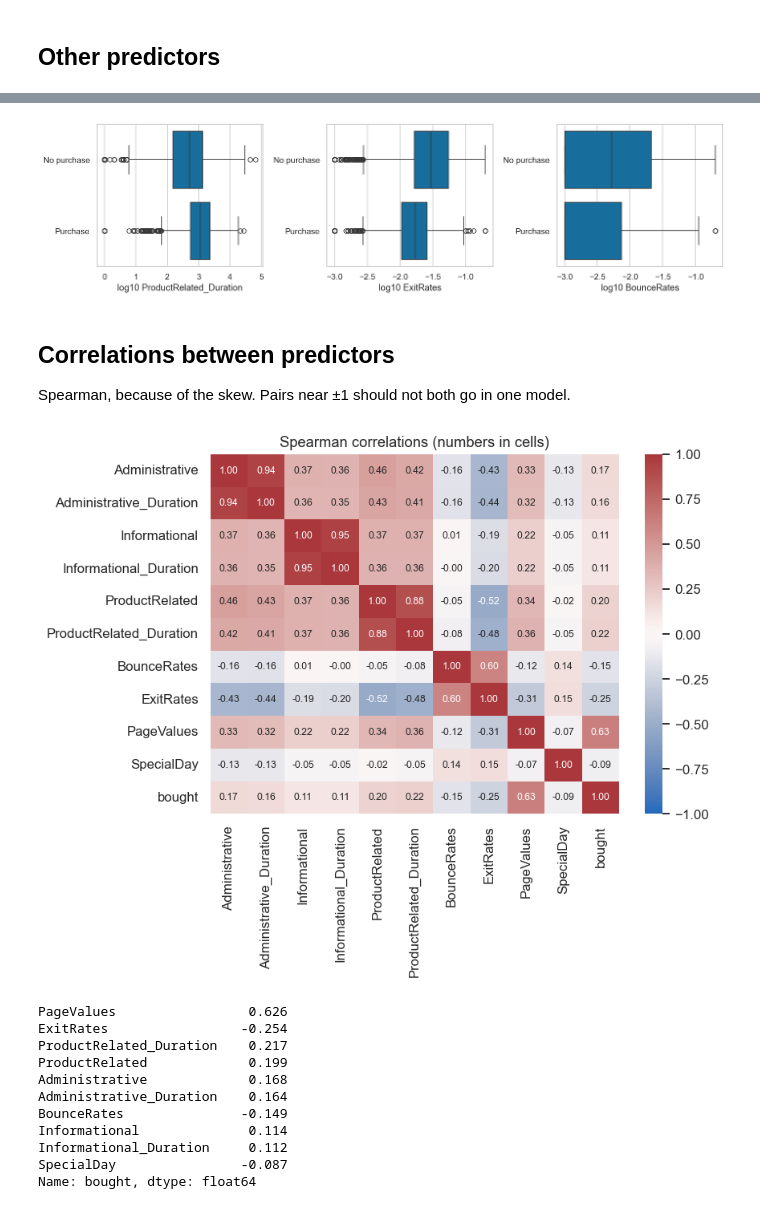
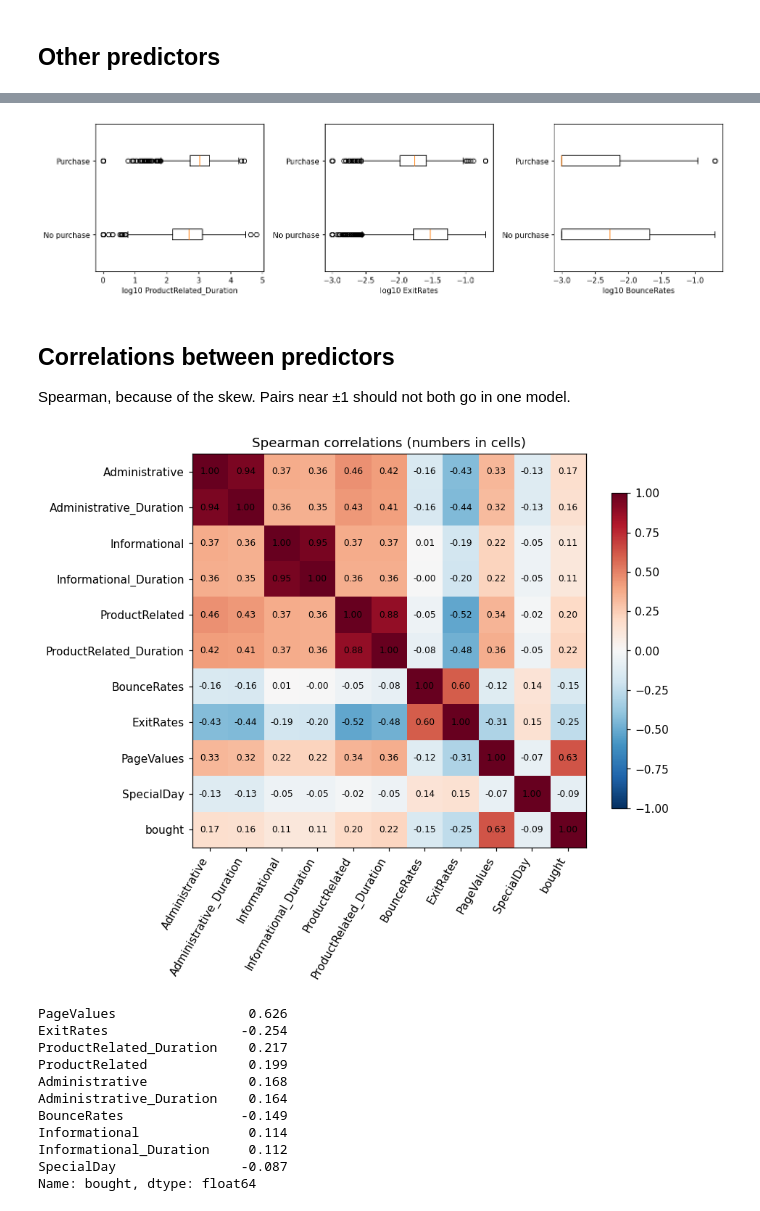
Before and after one commit to N3il-kb/COGS-118D-final-proj, a Jupyter notebook: eda.ipynb, the cells around one changed output, grey strips where cells are left out. Drawn from its saved outputs; the diff is of its cells as text; code cells hidden in the pictures.

Commit message:
Use course libraries only in EDA (drop seaborn)

```diff
--- a/eda.ipynb
+++ b/eda.ipynb
@@ -10,12 +10,11 @@ One row = one browsing session on one online store. Outcome = `Revenue` (did the
 import numpy as np
 import pandas as pd
 import matplotlib.pyplot as plt
-import seaborn as sns
 import statsmodels.api as sm
 import statsmodels.formula.api as smf
 from scipy import stats
 
-sns.set_theme(style="whitegrid", palette="colorblind", context="notebook")
+plt.style.use("tableau-colorblind10")
 plt.rcParams["figure.dpi"] = 110
 pd.set_option("display.max_columns", 30)
 # %% [markdown]
@@ -219,23 +218,31 @@ pd.concat({"Month": m, "Weekend": w, "SpecialDay": sd}).round(3)
 # Bounce / exit rates and time on product pages, split by outcome (log x because of the skew)
 fig, axes = plt.subplots(1, 3, figsize=(13, 3.5))
 for ax, col in zip(axes, ["ProductRelated_Duration", "ExitRates", "BounceRates"]):
-    sns.boxplot(data=df, y=df["bought"].map({0: "No purchase", 1: "Purchase"}), x=np.log10(df[col] + (1 if "Duration" in col else 0.001)), ax=ax)
-    ax.set(xlabel=f"log10 {col}", ylabel="")
+    x = np.log10(df[col] + (1 if "Duration" in col else 0.001))
+    ax.boxplot([x[df["bought"] == 0], x[df["bought"] == 1]], vert=False)
+    ax.set_yticks([1, 2]); ax.set_yticklabels(["No purchase", "Purchase"])
+    ax.set(xlabel=f"log10 {col}")
 plt.tight_layout(); plt.show()
 # %% [output]
-[figure, old version]
+[figure, new version]
 # %% [markdown]
 ## Correlations between predictors
 
 Spearman, because of the skew. Pairs near ±1 should not both go in one model.
 # %%
 corr = df[num + ["bought"]].corr(method="spearman")
-plt.figure(figsize=(8, 6.5))
-sns.heatmap(corr, annot=True, fmt=".2f", cmap="vlag", center=0, vmin=-1, vmax=1, annot_kws={"size": 8})
+fig, ax = plt.subplots(figsize=(8.5, 7))
+im = ax.imshow(corr, cmap="RdBu_r", vmin=-1, vmax=1)
+ax.set_xticks(range(len(corr))); ax.set_xticklabels(corr.columns, rotation=60, ha="right")
+ax.set_yticks(range(len(corr))); ax.set_yticklabels(corr.columns)
+for i in range(len(corr)):
+    for j in range(len(corr)):
+        ax.text(j, i, f"{corr.iloc[i, j]:.2f}", ha="center", va="center", fontsize=8)
+fig.colorbar(im, shrink=0.8)
 plt.title("Spearman correlations (numbers in cells)"); plt.tight_layout(); plt.show()
 corr["bought"].drop("bought").sort_values(key=abs, ascending=False).round(3)
 # %% [output]
-[figure, old version]
+[figure, new version]
 PageValues                 0.626
 ExitRates                 -0.254
 ProductRelated_Duration    0.217
```
Also changed, not shown: parts of 5 cells of this notebook, 3 other files.
